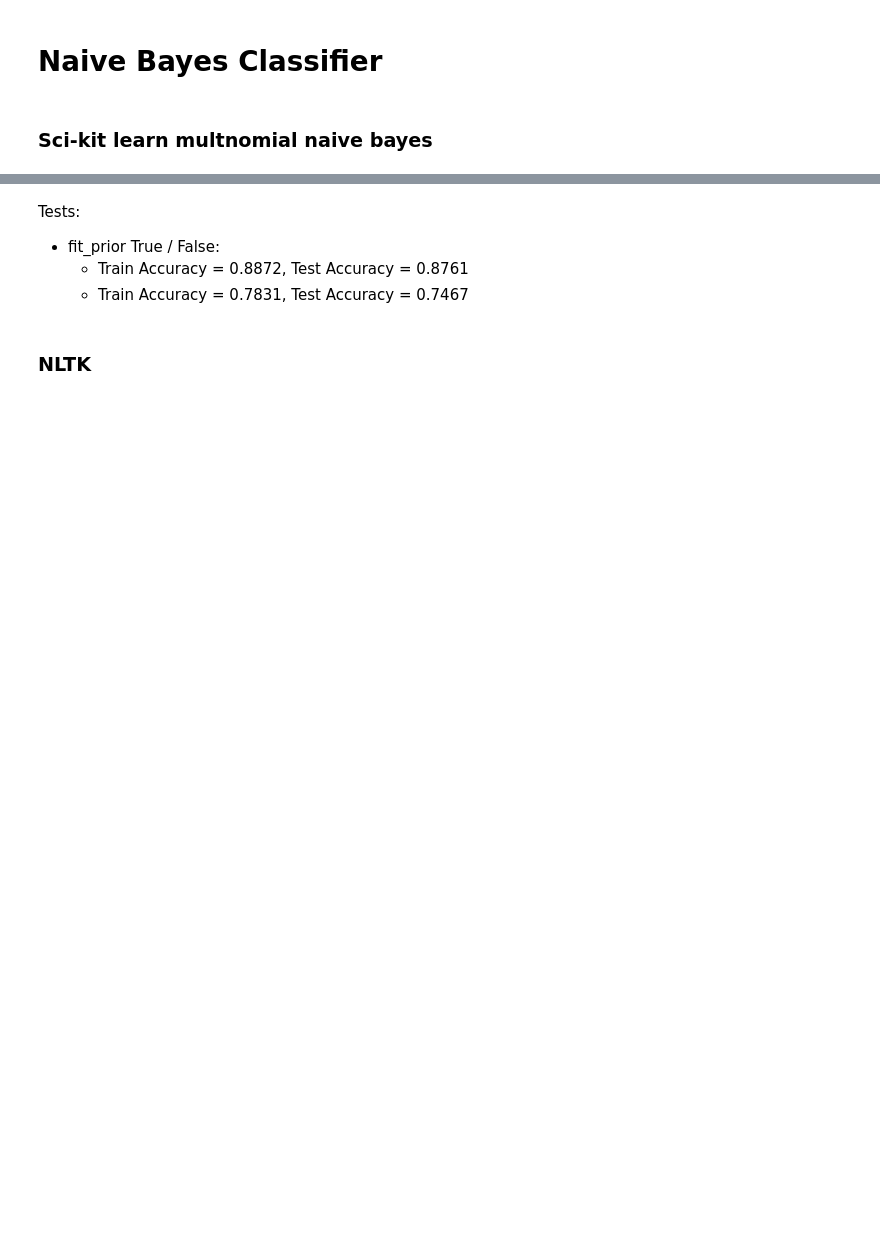
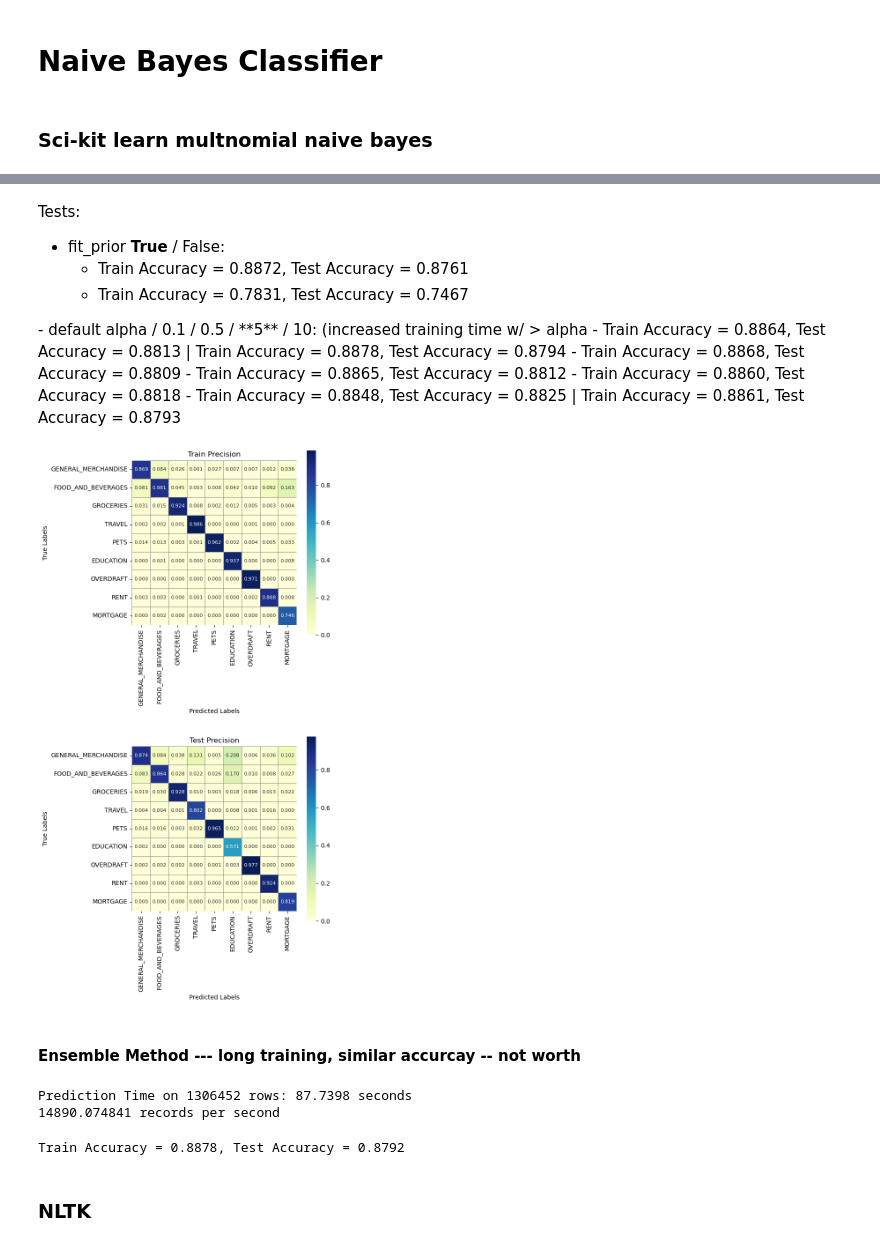
Before and after one commit to danielrmathew/prism-data-credit, a Jupyter notebook: clean-Aman.ipynb, the cells around one changed output, grey strips where cells are left out. Saved outputs shown, nothing was run; the diff lists cells and outputs as text; code cells hidden in the pictures; blank space fills up the shorter version.

```diff
--- a/clean-Aman.ipynb
+++ b/clean-Aman.ipynb
@@ -324,7 +323,7 @@ make_confusion_matrices(y_train, y_pred_train, y_test, y_pred)
 from sklearn.naive_bayes import MultinomialNB
 from sklearn.metrics import accuracy_score, classification_report, confusion_matrix
 # %%
-model = MultinomialNB(fit_prior=True)
+model = MultinomialNB(fit_prior=True, alpha=5)
 # %%
 start = time.time()
 model.fit(X_train, y_train)
@@ -355,6 +354,19 @@ Train Accuracy = 0.8779, Test Accuracy = 0.8617
 # %% [markdown]
 Tests:
 
-- fit_prior True / False:
+- fit_prior **True** / False:
    - Train Accuracy = 0.8872, Test Accuracy = 0.8761
    - Train Accuracy = 0.7831, Test Accuracy = 0.7467
+<be>
+- default alpha / 0.1 / 0.5 / **5** / 10: (increased training time w/ > alpha
+   - Train Accuracy = 0.8864, Test Accuracy = 0.8813 | Train Accuracy = 0.8878, Test Accuracy = 0.8794
+   - Train Accuracy = 0.8868, Test Accuracy = 0.8809
+   - Train Accuracy = 0.8865, Test Accuracy = 0.8812
+   - Train Accuracy = 0.8860, Test Accuracy = 0.8818
+   - Train Accuracy = 0.8848, Test Accuracy = 0.8825 | Train Accuracy = 0.8861, Test Accuracy = 0.8793
+# %%
+make_confusion_matrices(y_train, train_pred, y_test, test_pred)
+# %% [output]
+[figure, added]
+# %% [markdown]
+#### Ensemble Method --- long training, similar accurcay -- not worth
@@ -361,3 +384,22 @@ Tests:
+# %%
+start = time.time()
+
+test_pred = model.predict(X_test)
+train_pred = model.predict(X_train)
+end = time.time()
+
+print(f"Prediction Time on {X_test.shape[0] + X_train.shape[0]} rows: {end - start:.4f} seconds")
+print(f'{((X_test.shape[0] + X_train.shape[0]) / (end - start)):4f} records per second')
+# %% [output]
+Prediction Time on 1306452 rows: 87.7398 seconds
+14890.074841 records per second
+# %%
+test_acc = accuracy_score(y_test, test_pred)
+train_acc = accuracy_score(y_train, train_pred)
+
+print(f'Train Accuracy = {train_acc:.4f}, Test Accuracy = {test_acc:.4f}')
+# %% [output]
+Train Accuracy = 0.8878, Test Accuracy = 0.8792
 # %% [markdown]
 ### NLTK
 # %%
```
Also changed, not shown: parts of 29 cells of this notebook.
